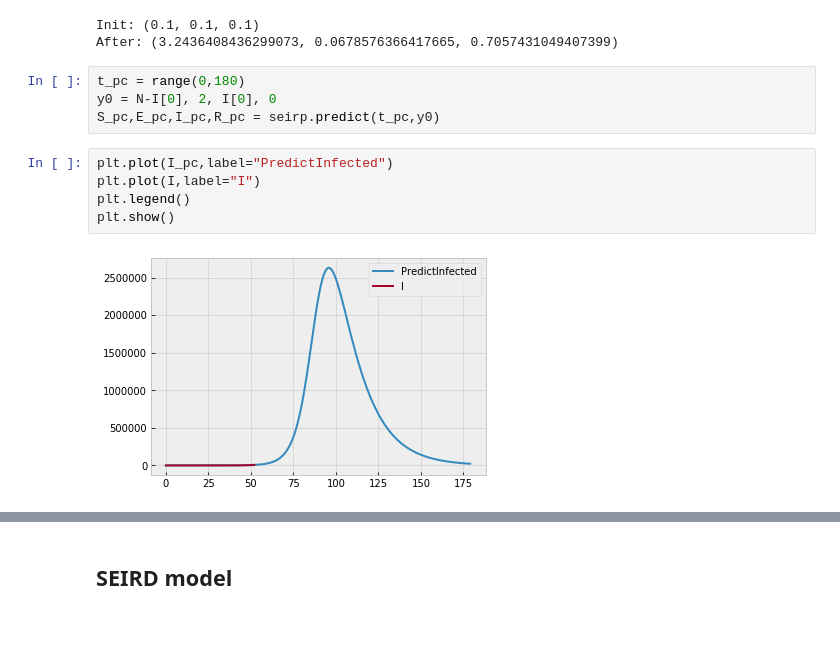
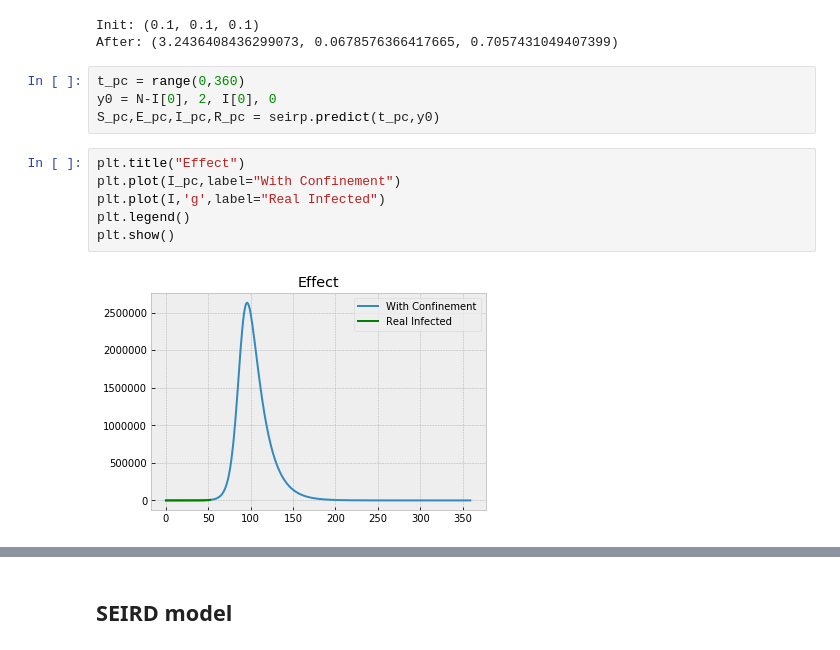
Before and after one commit to klchai/ML_COVID-19, a Jupyter notebook: ML_COVID-19.ipynb, the cells around one changed output, grey strips where cells are left out. Saved outputs shown, nothing was run; the diff lists cells and outputs as text.

```diff
--- a/ML_COVID-19.ipynb
+++ b/ML_COVID-19.ipynb
@@ -535,13 +411,14 @@ print("After:",seirp.params)
 Init: (0.1, 0.1, 0.1)
 After: (3.2436408436299073, 0.0678576366417665, 0.7057431049407399)
 # %%
-t_pc = range(0,180)
+t_pc = range(0,360)
 y0 = N-I[0], 2, I[0], 0
 S_pc,E_pc,I_pc,R_pc = seirp.predict(t_pc,y0)
 # %%
-plt.plot(I_pc,label="PredictInfected")
-plt.plot(I,label="I")
+plt.title("Effect")
+plt.plot(I_pc,label="With Confinement")
+plt.plot(I,'g',label="Real Infected")
 plt.legend()
 plt.show()
 # %% [output]
-[figure, old version]
+[figure, new version]
```
Also changed, not shown: parts of 44 cells of this notebook, 1 other file.
